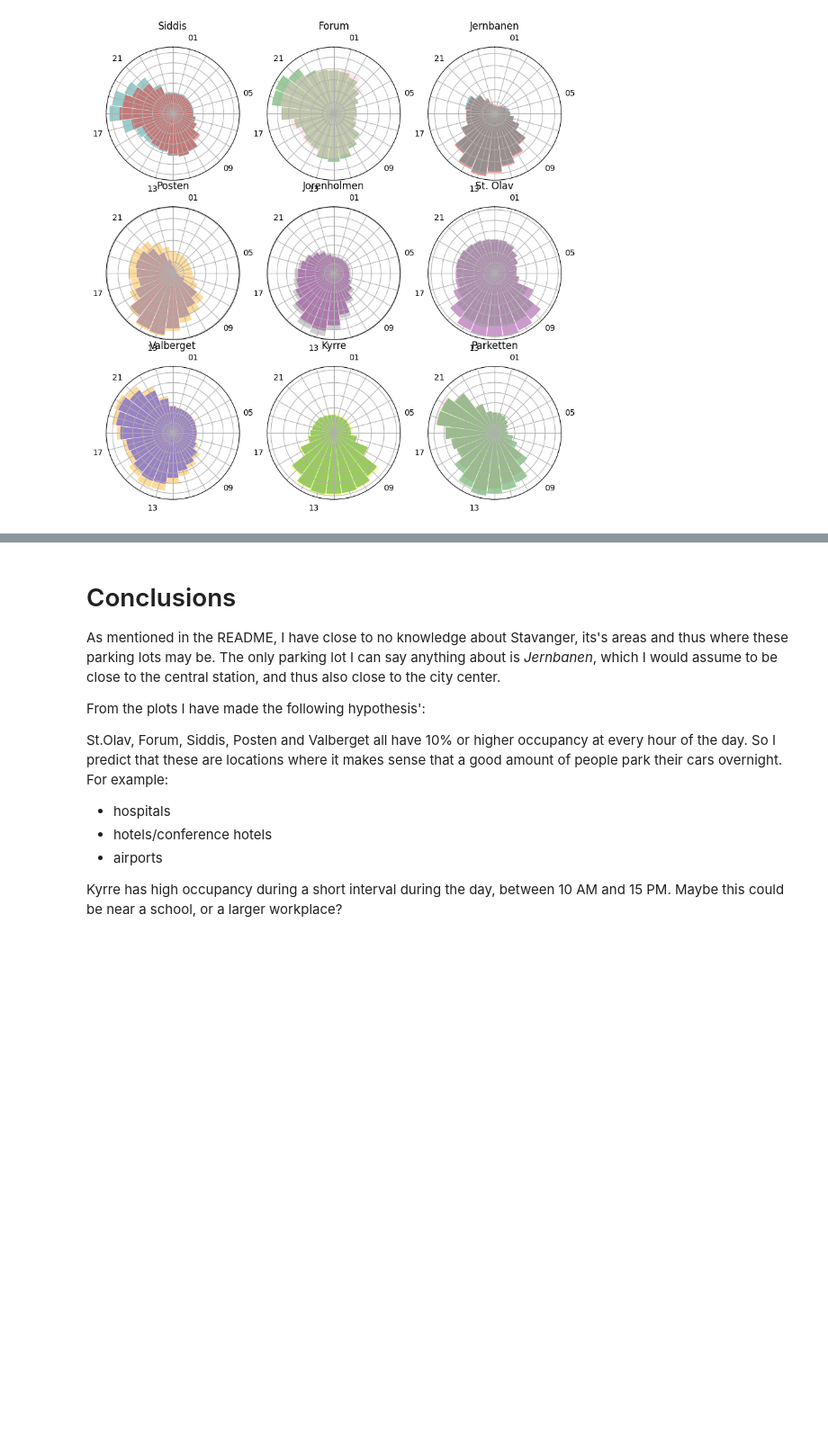
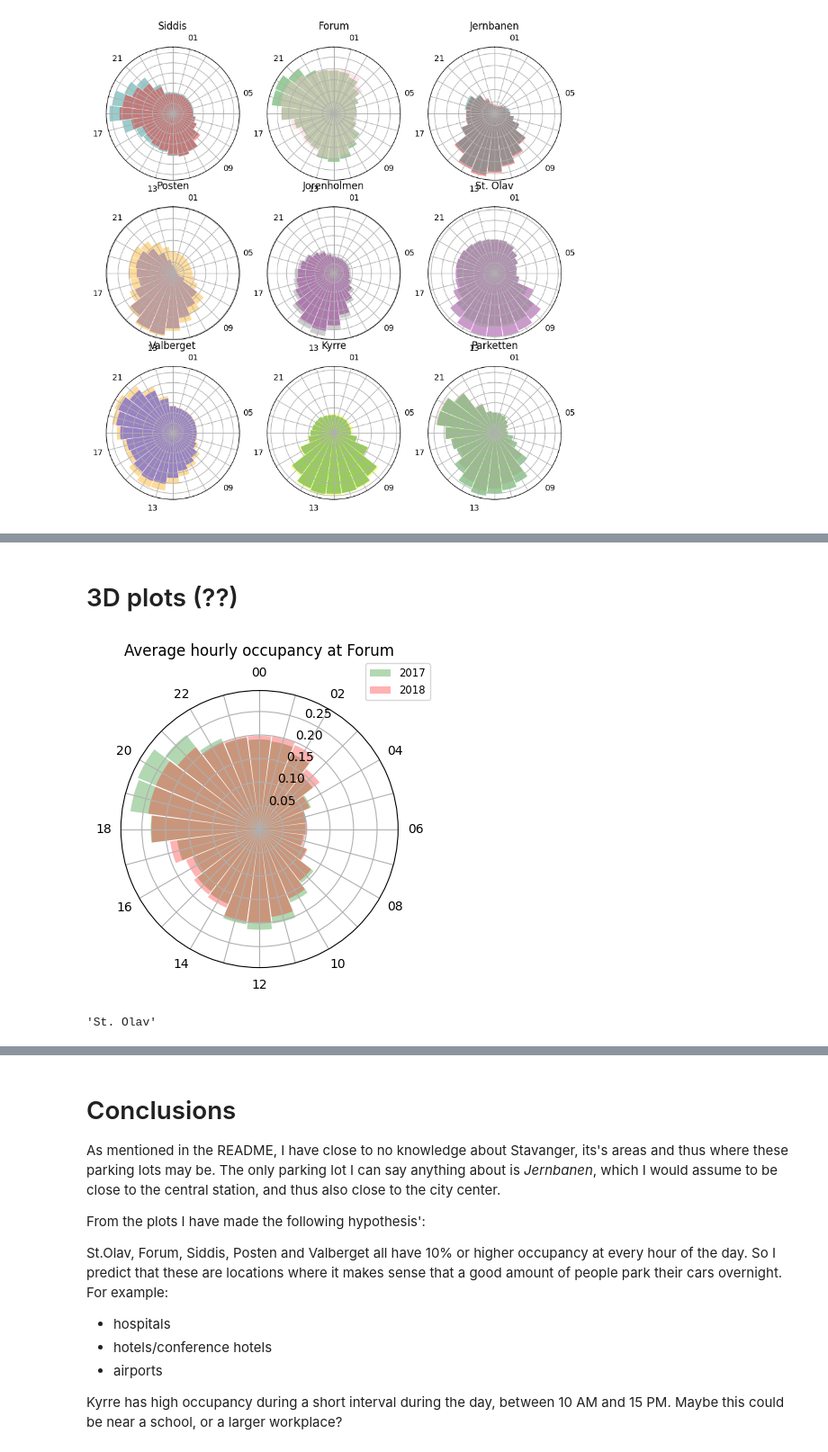
Before and after one commit to lenelise/stavanger_parkinglots, a Jupyter notebook: parking.ipynb, the cells around one changed output, grey strips where cells are left out. Shown at 90% size. Saved outputs shown, nothing was run; the diff lists cells and outputs as text; code cells hidden in the pictures; blank space fills up the shorter version.

```diff
--- a/parking.ipynb
+++ b/parking.ipynb
@@ -295,0 +358,27 @@ plt.show()
+# %% [markdown]
+# 3D plots (??)
+# %%
+Forum_hour_average_2017 = parkering2017.groupby('Hour')['Forum'].mean().sort_index()
+Forum_hourly_average_2018 = parkering2018.groupby('Hour')['Forum'].mean().sort_index()
+
+fig, ax = plt.subplots(figsize=(4,4), subplot_kw={'projection': 'polar'})
+
+bars = ax.bar(angles, Forum_hour_average_2017, width=0.25, color=colors[1], alpha=0.3, label='2017') #alpha styrer gjennomsiktighetsgraden
+bars = ax.bar(angles, Forum_hourly_average_2018, width=0.25, color=colors[2], alpha=0.3, label ='2018') #alpha styrer gjennomsiktighetsgraden
+
+ax.legend(loc='best', fontsize='small', bbox_to_anchor=(1,0.97), bbox_transform = fig.transFigure) #plasseres ut fra figurens akser, ikke Axes' akser
+
+# Optional: Customize
+ax.set_theta_zero_location("N")  # 12 o'clock starts at top
+ax.set_theta_direction(-1)       # Clockwise
+ax.set_xticks(angles)
+ax.set_xticklabels(hours_every_other)
+ax.set_title("Average hourly occupancy at Forum", va='bottom')
+
+plt.show()
+# %% [output]
+[figure, added]
+# %%
+parkinglots[5]
+# %% [output]
+'St. Olav'
```
Also changed, not shown: parts of 7 cells of this notebook.
